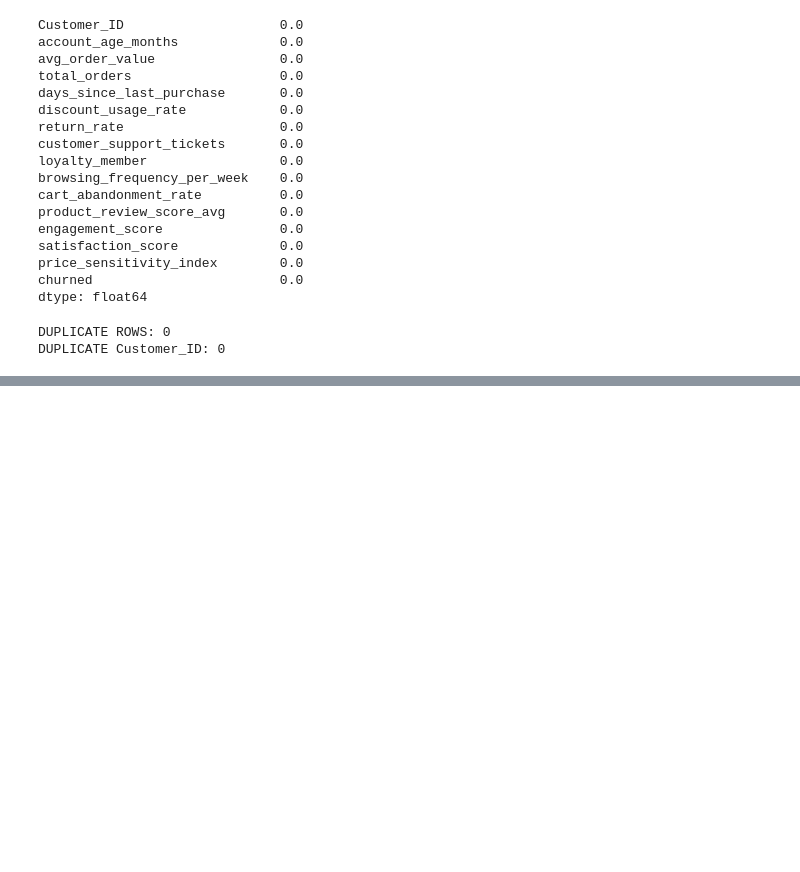
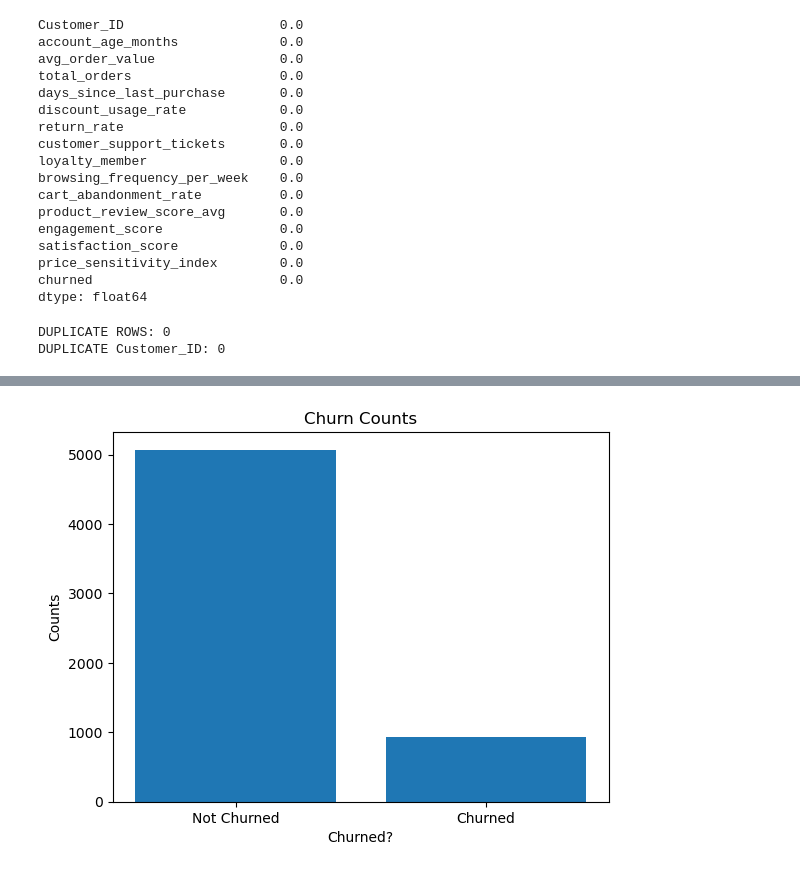
Before and after one commit to savannahw1111/End-to-End-Pipeline-for-Customer-Churn-Prediction, a Jupyter notebook: notebooks/01_eda.ipynb, the cells around one changed output, grey strips where cells are left out. Saved outputs shown, nothing was run; the diff lists cells and outputs as text; code cells hidden in the pictures; blank space fills up the shorter version.

```diff
--- a/notebooks/01_eda.ipynb
+++ b/notebooks/01_eda.ipynb
@@ -177,0 +203,7 @@ Requirement already satisfied: duckdb in c:\users\savan\anaconda3\lib\site-packa
+# %%
+# Dropping unnecessary (text) columns
+final_df = processed_df.drop(columns=["loyalty_member", "churned", "Customer_ID"])
+
+# Saving
+processed_df.to_csv("../data/processed_df.csv", index=False)
+final_df.to_csv("../data/final_df.csv", index=False)
@@ -177,0 +212,14 @@ Requirement already satisfied: duckdb in c:\users\savan\anaconda3\lib\site-packa
+# %%
+import matplotlib.pyplot as plt
+
+# Looking at Churn counts
+churn_counts = final_df["churn_label"].value_counts().rename({0: "Not Churned", 1: "Churned"})
+plt.bar(churn_counts.index, churn_counts.values)
+
+
+plt.xlabel("Churned?")
+plt.ylabel("Counts")
+plt.title("Churn Counts")
+plt.show()
+# %% [output]
+[figure, added]
```
Also changed, not shown: parts of 14 cells of this notebook.
